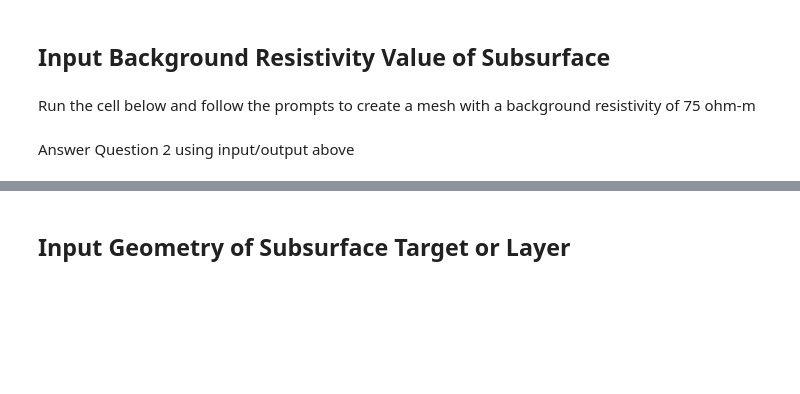
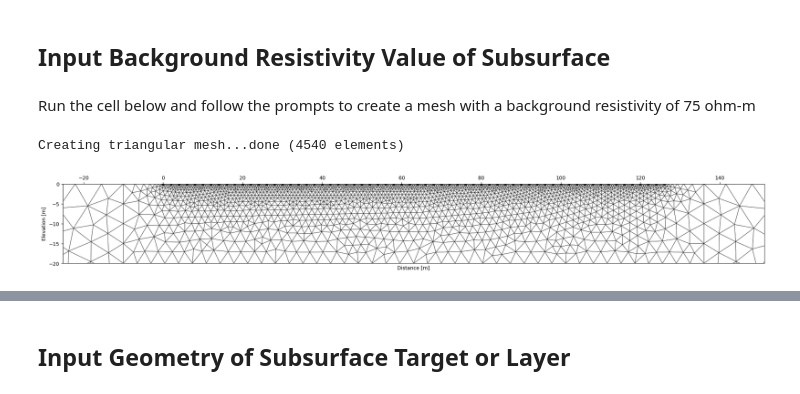
Before and after one commit to RJbalikian/GEOL451, a Jupyter notebook: ERT/GEOL451_Exercise6a_ERTForwardModel.ipynb, the cells around one changed output, grey strips where cells are left out. Saved outputs shown, nothing was run; the diff lists cells and outputs as text; code cells hidden in the pictures; blank space fills up the shorter version.

```diff
--- a/ERT/GEOL451_Exercise6a_ERTForwardModel.ipynb
+++ b/ERT/GEOL451_Exercise6a_ERTForwardModel.ipynb
@@ -74,9 +99,10 @@ Answer Question 1 using input/output above
 # %% [markdown]
 Run the cell below and follow the prompts to create a mesh with a background resistivity of 75 ohm-m
 # %%
-backgroundResistivity = float(input('Background Resistivity (ohm-m): '))
+backgroundResistivity = 110
 
 k.createMesh(typ='trian', cl_factor = 10, res0=backgroundResistivity) # let's create the mesh based on these electrodes position
 k.showMesh()
+# %% [output]
+Creating triangular mesh...done (4540 elements)
+[figure, added]
-# %% [markdown]
-Answer Question 2 using input/output above
```
Also changed, not shown: parts of 56 cells of this notebook, 2 other files.
